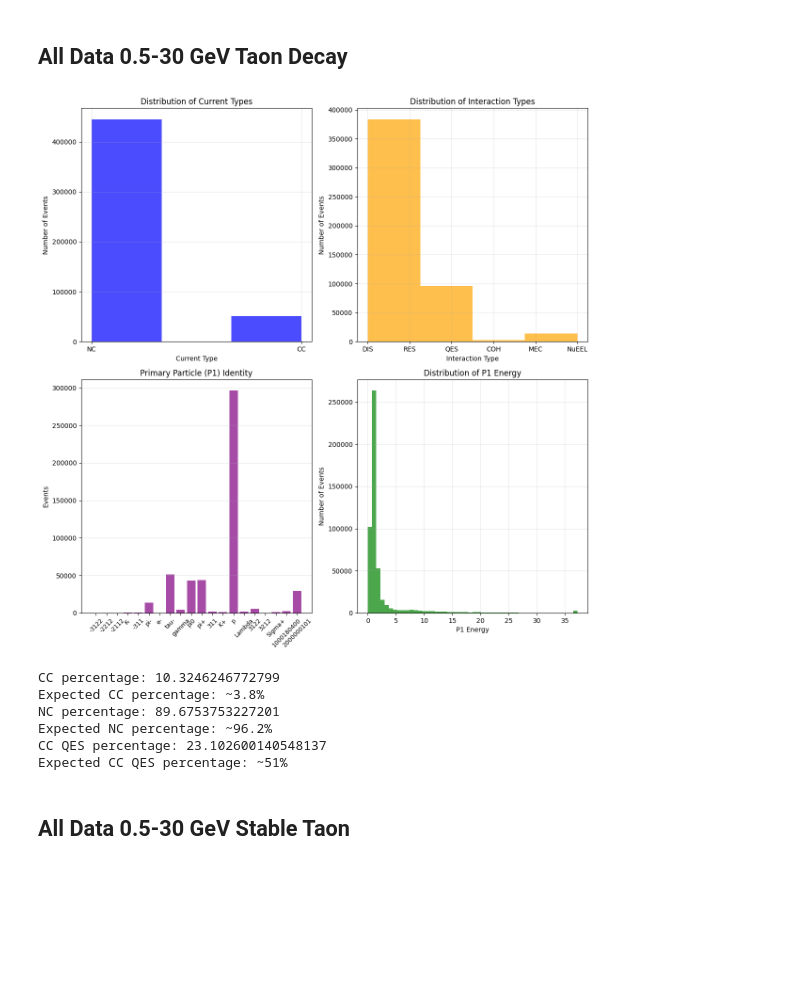
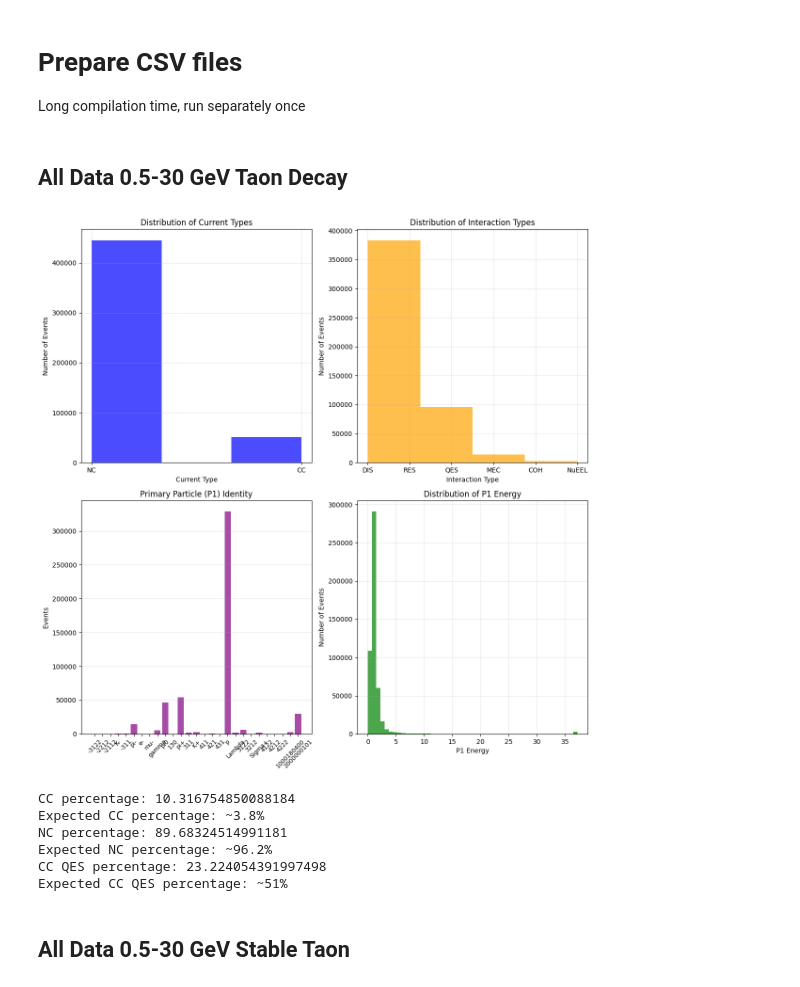
Before and after one commit to PasiekaFUW/Masters_Thesis, a Jupyter notebook: Lab/analysis/GJNuTau.ipynb, the cells around one changed output. Saved outputs shown, nothing was run; the diff lists cells and outputs as text; code cells hidden in the pictures; blank space fills up the shorter version.

```diff
--- a/Lab/analysis/GJNuTau.ipynb
+++ b/Lab/analysis/GJNuTau.ipynb
@@ -31,5 +31,16 @@ output_dir = 'analysis/processedData'
 if not os.path.exists(output_dir):
     os.makedirs(output_dir, exist_ok=True)
     print(f"Created directory: {output_dir}")
+# %% [markdown]
+# Prepare CSV files
+Long compilation time, run separately once
+# %%
+FilePath_all = "/scratch1/gjedrzej/Lab/Generators/data/nu_tau_CC_NC_interactions.gtrac.root"
+output_path_all = os.path.join(output_dir, 'data_all_tau.csv')
+kg.extract_data(FilePath_all, output_path_all)
+
+FilePath_all_stable = "/scratch1/gjedrzej/Lab/Generators/data/nu_tau_CC_NC_stableTau_interactions.gtrac.root"
+output_path_all_stable = os.path.join(output_dir, 'data_all_tau_stable.csv')
+kg.extract_data(FilePath_all_stable, output_path_all_stable)
 # %% [markdown]
 ## All Data 0.5-30 GeV Taon Decay
@@ -42,13 +47,14 @@ df = pd.read_csv(output_path)
 # %%
-pf.visualize_kg(df)
-pf.logger_kg(df)
+df_all = pd.read_csv(output_path_all)
+pf.visualize_kg(df_all)
+pf.logger_kg(df_all)
 # %% [output]
-[figure, old version]
+[figure, new version]
-CC percentage: 10.3246246772799
+CC percentage: 10.316754850088184
 Expected CC percentage: ~3.8%
-NC percentage: 89.6753753227201
+NC percentage: 89.68324514991181
 Expected NC percentage: ~96.2%
-CC QES percentage: 23.102600140548137
+CC QES percentage: 23.224054391997498
 Expected CC QES percentage: ~51%
 # %% [markdown]
 ## All Data 0.5-30 GeV Stable Taon
```
Also changed, not shown: parts of 5 cells of this notebook, 5 other files.
